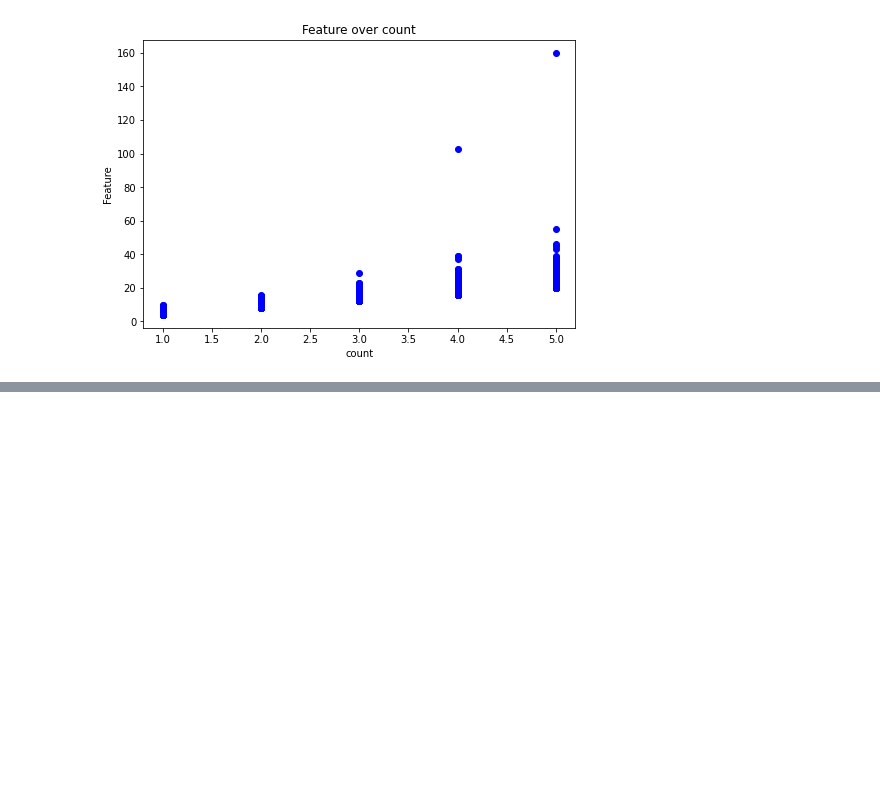
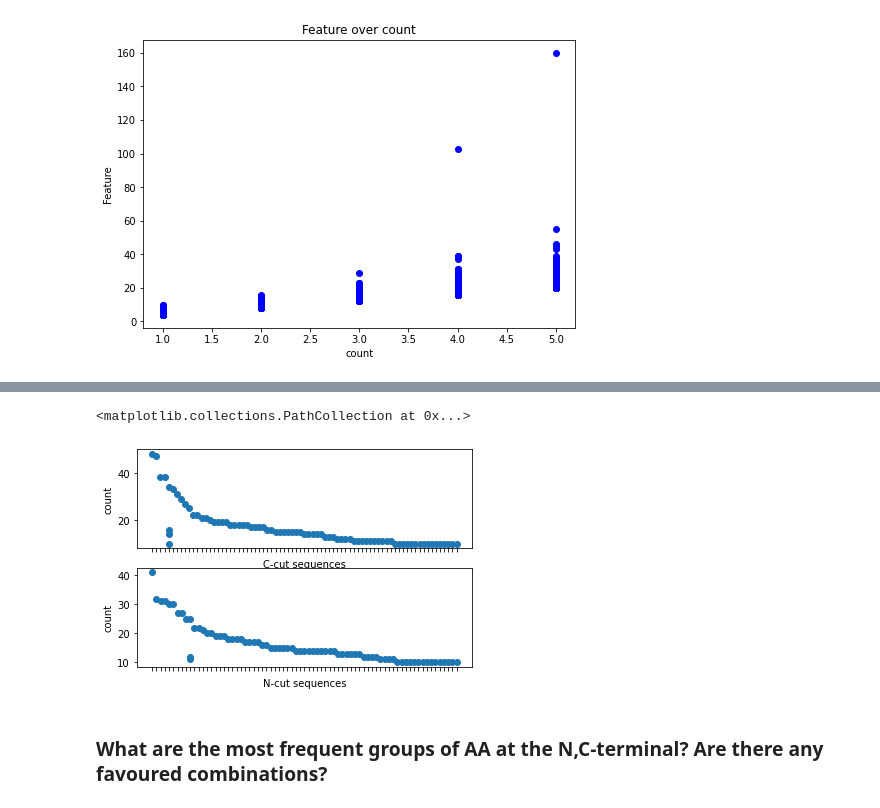
Before and after one commit to ErikHartman/peptidomic_py, a Jupyter notebook: analysis_erik.ipynb, the cells around one changed output, grey strips where cells are left out. Drawn from its saved outputs; the diff is of its cells as text; code cells hidden in the pictures; blank space fills up the shorter version.

```diff
--- a/analysis_erik.ipynb
+++ b/analysis_erik.ipynb
@@ -92,5 +92,0 @@ df.sort_values(['#Feature'], ascending=False)
-# %%
-df=df.groupby(['Accession', 'N-cut']).sum()
-df.reset_index([ 'N-cut'], inplace=True)
-df=df.sort_values(['count'], ascending=False)
-df#sorted by accession and then N-cut. TYFP is found 41 times in HBA_HUMAN
@@ -111,0 +95,16 @@ df#sorted by accession and then N-cut. TYFP is found 41 times in HBA_HUMAN
+# %%
+#Here we sort on the C and N-cut
+df_N=df.groupby(['Accession', 'N-cut']).sum()
+df_N['Mass']=df_N['Mass']/df_N['count']
+df_N['Length']=df_N['Length']/df_N['count']
+df_N['RT']=df_N['RT']/df_N['count']
+df_N=df_N.sort_values(['count'], ascending=False)
+
+#sorted by accession and then C-cut. KGEE is found 48 times in APOC2
+df_C=df.groupby(['Accession', 'C-cut']).sum()
+df_C['Mass']=df_C['Mass']/df_C['count']
+df_C['Length']=df_C['Length']/df_C['count']
+df_C['RT']=df_C['RT']/df_C['count']
+df_C=df_C.sort_values(['count'], ascending=False)
+
+df_C
@@ -111,0 +126,21 @@ df#sorted by accession and then N-cut. TYFP is found 41 times in HBA_HUMAN
+# %%
+#These graphs show how the variation of N/C-GROUPS vary in a sample. As seen, it's not linear but exponential.
+
+df_N.reset_index(['Accession'], inplace=True)
+df_C.reset_index(['Accession'], inplace=True)
+df_N = df_N.loc[(df_N['count'] >= 10)]
+df_C = df_C.loc[(df_C['count'] >= 10)]
+fig, ax = plt.subplots(2)
+ax[1].set_xticklabels([])
+ax[0].set_xticklabels([])
+ax[0].set_xlabel('C-cut sequences')
+ax[1].set_xlabel('N-cut sequences')
+ax[0].set_ylabel('count')
+ax[1].set_ylabel('count')
+ax[1].scatter(df_N.index, df_N['count']) #row=0, col=0, kanske mer relevant att kolla mot feature? Annars tittar vi mot "variation"
+ax[0].scatter(df_C.index, df_C['count']) #row=1, col=0
+# %% [output]
+<matplotlib.collections.PathCollection at 0x...>
+[figure, added]
+# %% [markdown]
+### What are the most frequent groups of AA at the N,C-terminal? Are there any favoured combinations?
```
Also changed, not shown: parts of 27 cells of this notebook, 6 other files.
